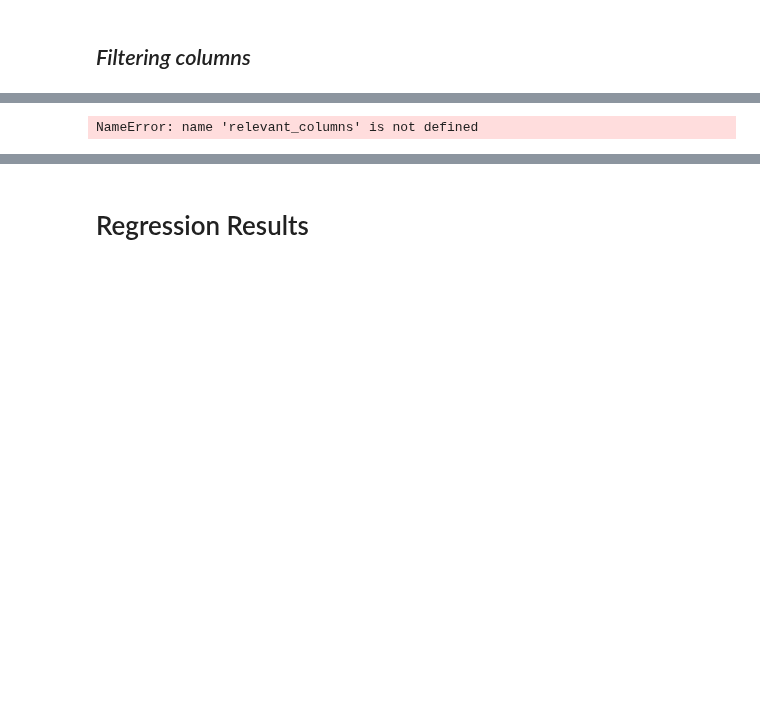
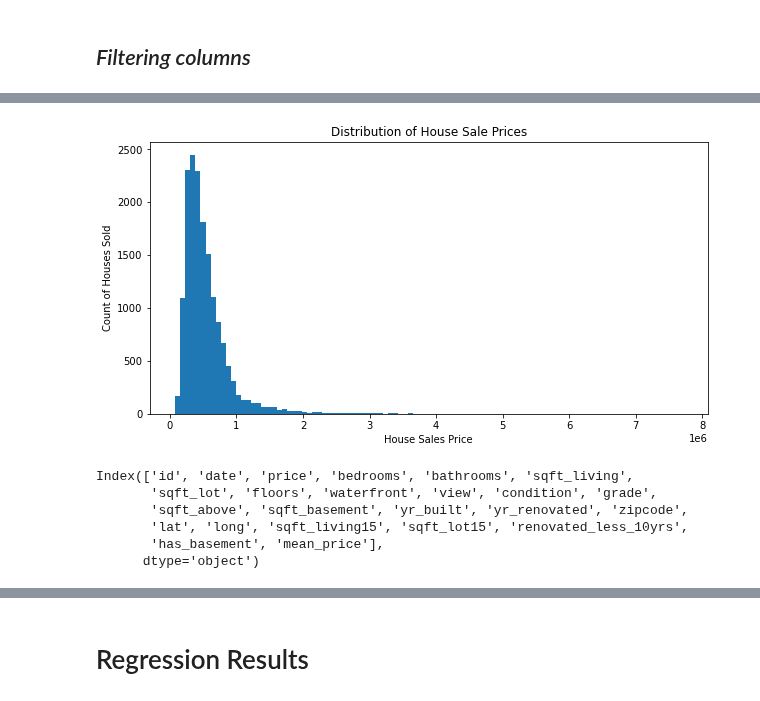
Before and after one commit to cyborgsage/kingco-realestate, a Jupyter notebook: doug_index.ipynb, the cells around one changed output, grey strips where cells are left out. Saved outputs shown, nothing was run; the diff lists cells and outputs as text; code cells hidden in the pictures; blank space fills up the shorter version.

```diff
--- a/doug_index.ipynb
+++ b/doug_index.ipynb
@@ -354,7 +412,25 @@ y_train is a Series with 16197 values
 #     'sqft_lot15'
 # ]
 # %%
-X_train = X_train[relevant_columns]
-X_train
+# X_train = X_train[relevant_columns]
+# X_train
-# %% [output]
-NameError: name 'relevant_columns' is not defined
+# %%
+fig, ax = plt.subplots(figsize=(10, 5))
+
+ax.hist(y_train, bins=100)
+
+ax.set_xlabel("House Sales Price")
+ax.set_ylabel("Count of Houses Sold")
+ax.set_title("Distribution of House Sale Prices");
+# %% [output]
+[figure, added]
+# %%
+df['mean_price'] = df['price'].mean()
+df.columns
+# %% [output]
+Index(['id', 'date', 'price', 'bedrooms', 'bathrooms', 'sqft_living',
+       'sqft_lot', 'floors', 'waterfront', 'view', 'condition', 'grade',
+       'sqft_above', 'sqft_basement', 'yr_built', 'yr_renovated', 'zipcode',
+       'lat', 'long', 'sqft_living15', 'sqft_lot15', 'renovated_less_10yrs',
+       'has_basement', 'mean_price'],
+      dtype='object')
```
Also changed, not shown: parts of 38 cells of this notebook.
